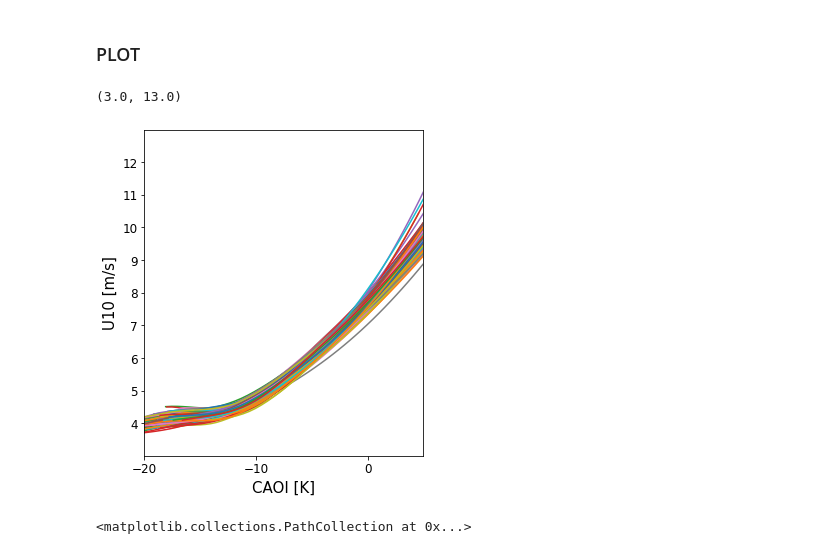
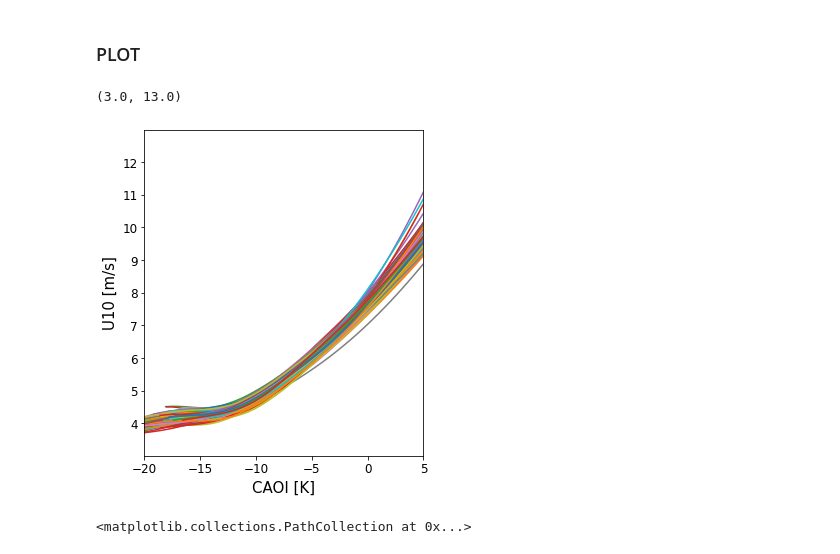
Before and after one commit to geethmaw/link, a Jupyter notebook: ppe&maclwp.ipynb, the cells around one changed output. Saved outputs shown, nothing was run; the diff lists cells and outputs as text; code cells hidden in the pictures.

```diff
--- a/ppe&maclwp.ipynb
+++ b/ppe&maclwp.ipynb
@@ -199,22 +199,22 @@ finaltheta = xx
 # %%
 fig= plt.figure(figsize=(5, 6))
 for en in enn:
     plt.plot(locals()['xx_'+str(en)], locals()['lowess_'+str(en)])
 
 # plt.scatter(macxx, macloess, label = 'MERRA2')
 # plt.title('PPE U10 vs Cold air outbreak index\n30N to 70N excluding land for \n175 ensembles(solid) and MACLWP+MERRA2(scatter)')
 plt.ylabel('U10 [m/s]',fontsize='15')
 plt.xlabel('CAOI [K]',fontsize='15')
-plt.xticks([-20,-10,0],fontsize='12')
+plt.xticks(np.arange(-20,6,5),fontsize='12')
 plt.yticks(np.arange(4,13),fontsize='12')
 plt.xlim([-20,5])
 plt.ylim([3,13])
 # plt.savefig('/glade/u/home/geethma/link/GCMres/ppeU10vsMwithMACLWP.png')
 # plt.legend(fontsize=12.0,frameon=False)
 # plt.text(-47, 13, 'Solid lines - PPE', fontsize=12.0)
 # %% [output]
 (3.0, 13.0)
-[figure, old version]
+[figure, new version]
 # %%
 
 plt.scatter(plot_mer_theta, plot_mac_wind)
```
Also changed, not shown: parts of 4 cells of this notebook, 5 other files.
